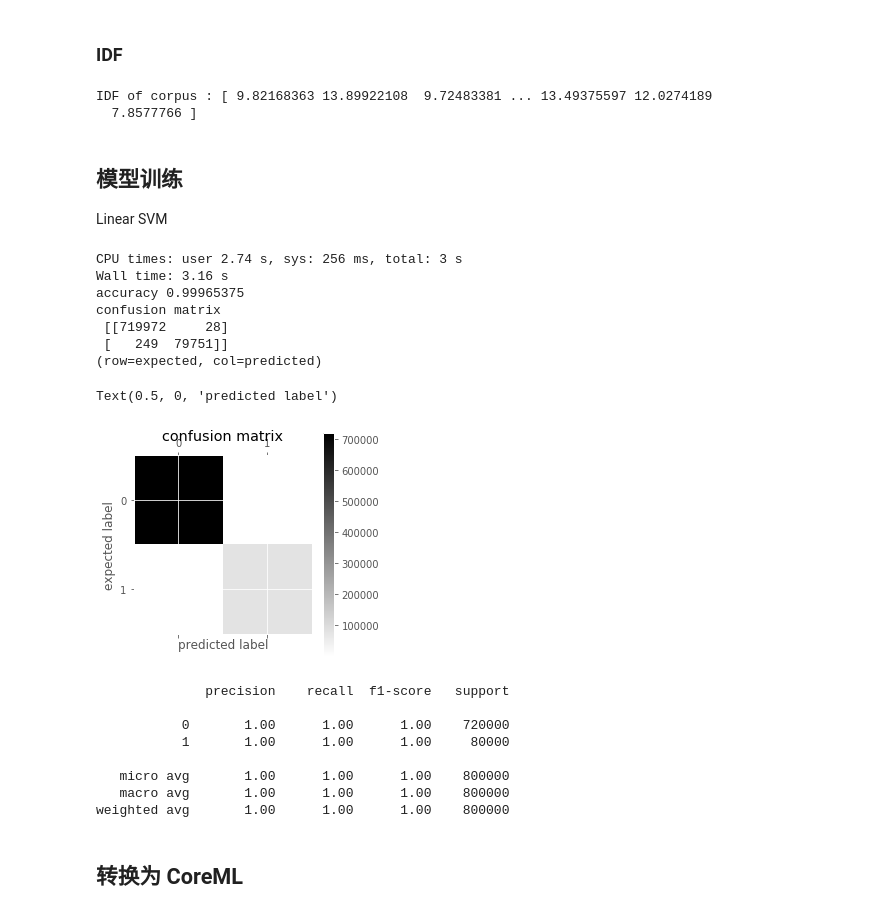
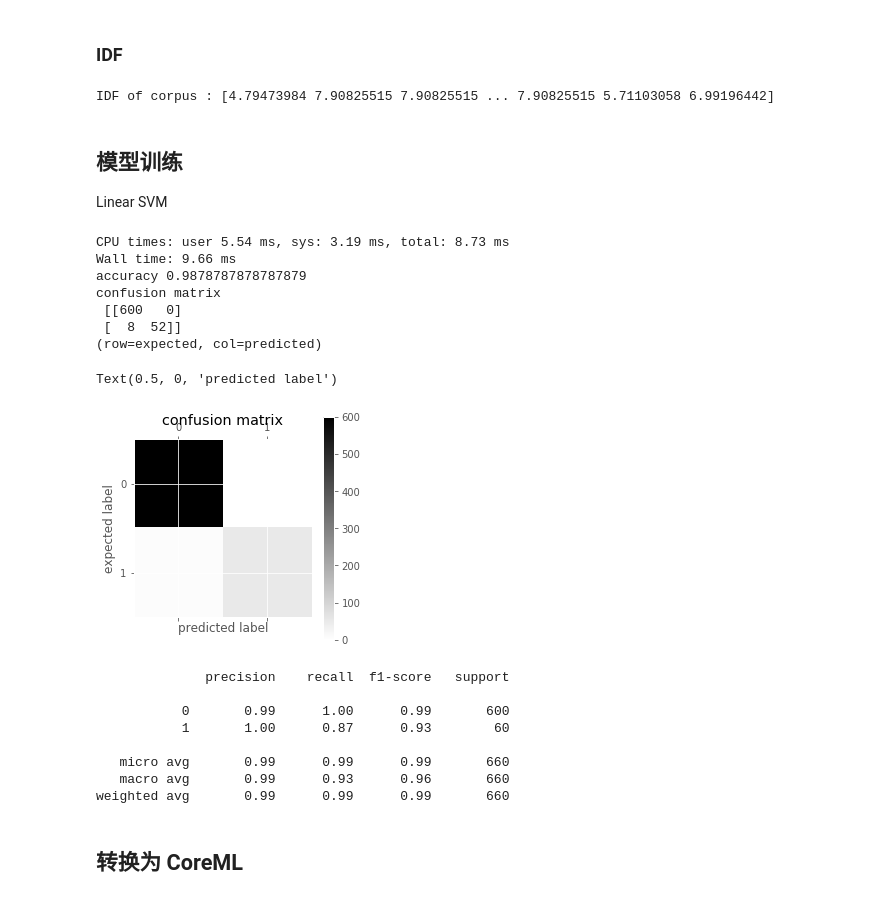
Before and after one commit to qiwihui/SMSFilters, a Jupyter notebook: model/Spam.ipynb, the cells around one changed output. Cells and saved outputs as stored; diff of their text form; code cells hidden in the pictures.

```diff
--- a/model/Spam.ipynb
+++ b/model/Spam.ipynb
@@ -81,6 +71,9 @@ messages.head()
 | 3 | 0 | 带给我们大常州一场壮观的视觉盛宴 |
 | 4 | 0 | 有原因不明的泌尿系统结石等 |
 | 5 | 0 | 23年从盐城拉回来的麻麻的嫁妆 |
+# %%
+# 使用2000条数据
+messages = messages.sample(n=2000)
 # %%
 messages.groupby('label').describe()
 # %% [output]
@@ -264,48 +224,50 @@ with io.open("result/words_idf.json",'w',encoding="utf-8") as outfile:
 
 print("IDF of corpus :", tfidf.idf_)
 # %% [output]
-IDF of corpus : [ 9.82168363 13.89922108  9.72483381 ... 13.49375597 12.0274189
-  7.8577766 ]
+IDF of corpus : [4.79473984 7.90825515 7.90825515 ... 7.90825515 5.71103058 6.99196442]
 # %% [markdown]
 ## 模型训练
 
 Linear SVM
+# %%
+# train test split
+X_train, X_test, y_train, y_test = train_test_split(messages_tfidf, messages.label, test_size=0.33, random_state=42)
 # %%
-%time spam_detector = LinearSVC().fit(messages_tfidf, messages.label)
+%time spam_detector = LinearSVC().fit(X_train, y_train)
 
-predictions = spam_detector.predict(messages_tfidf)
+predictions = spam_detector.predict(X_test)
 
-print('accuracy', accuracy_score(messages['label'], predictions))
-print('confusion matrix\n', confusion_matrix(messages['label'], predictions))
+print('accuracy', accuracy_score(y_test, predictions))
+print('confusion matrix\n', confusion_matrix(y_test, predictions))
 print('(row=expected, col=predicted)')
 # %% [output]
-CPU times: user 2.74 s, sys: 256 ms, total: 3 s
-Wall time: 3.16 s
-accuracy 0.99965375
+CPU times: user 5.54 ms, sys: 3.19 ms, total: 8.73 ms
+Wall time: 9.66 ms
+accuracy 0.9878787878787879
 confusion matrix
- [[719972     28]
- [   249  79751]]
+ [[600   0]
+ [  8  52]]
 (row=expected, col=predicted)
 # %%
-plt.matshow(confusion_matrix(messages['label'], predictions), cmap=plt.cm.binary, interpolation='nearest')
+plt.matshow(confusion_matrix(y_test, predictions), cmap=plt.cm.binary, interpolation='nearest')
 plt.title('confusion matrix')
 plt.colorbar()
 plt.ylabel('expected label')
 plt.xlabel('predicted label')
 # %% [output]
 Text(0.5, 0, 'predicted label')
-[figure, old version]
+[figure, new version]
 # %%
-print(classification_report(messages['label'], predictions))
+print(classification_report(y_test, predictions))
 # %% [output]
               precision    recall  f1-score   support
 
-           0       1.00      1.00      1.00    720000
-           1       1.00      1.00      1.00     80000
+           0       0.99      1.00      0.99       600
+           1       1.00      0.87      0.93        60
 
-   micro avg       1.00      1.00      1.00    800000
-   macro avg       1.00      1.00      1.00    800000
-weighted avg       1.00      1.00      1.00    800000
+   micro avg       0.99      0.99      0.99       660
+   macro avg       0.99      0.93      0.96       660
+weighted avg       0.99      0.99      0.99       660
 # %% [markdown]
 ## 转换为 CoreML
 # %%
```
Also changed, not shown: parts of 22 cells of this notebook.
